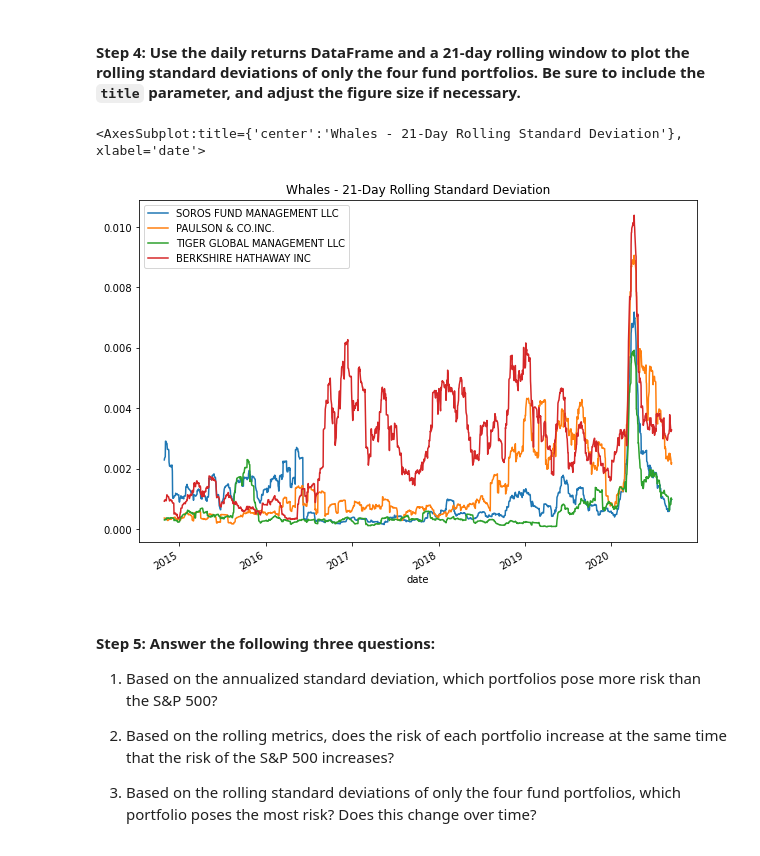
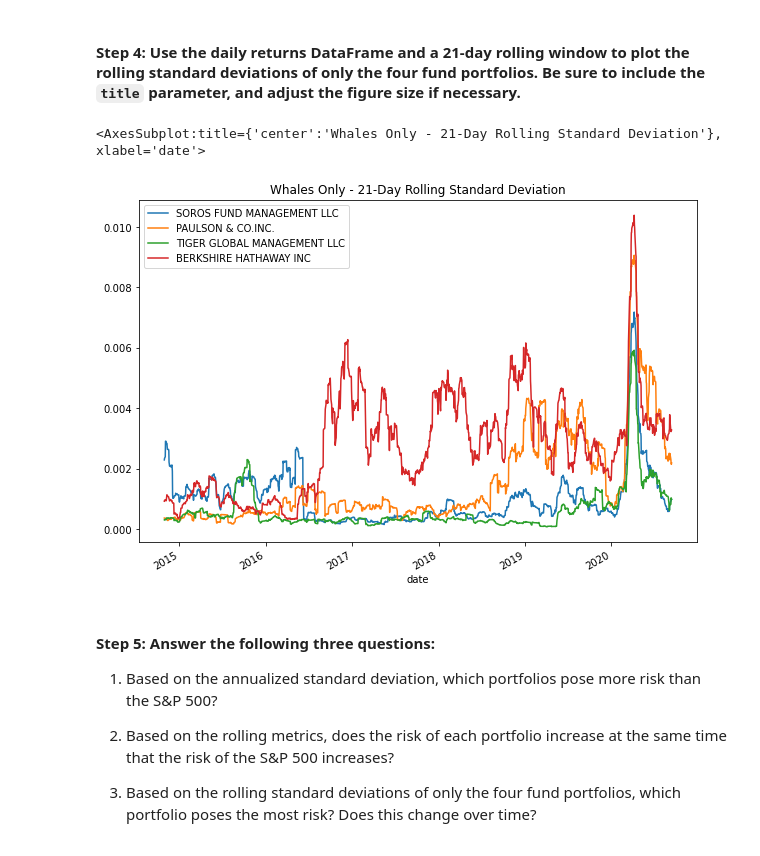
Before and after one commit to codetree4u/AnalyzingPortfolio_Risk-Profit, a Jupyter notebook: risk_return_analysis.ipynb, the cells around one changed output. Drawn from its saved outputs; the diff is of its cells as text; code cells hidden in the pictures.

```diff
--- a/risk_return_analysis.ipynb
+++ b/risk_return_analysis.ipynb
@@ -347,18 +324,14 @@ whales_sp500_rolling_21_variance.plot(figsize=(10,7), title="Whales and S&P500-
 # %%
 # Using the daily return data and a 21-day rolling window, plot the rolling standard deviation of just the 4 portfolios.
 # Include a title parameter and adjust the figure size
-# YOUR CODE HERE
-# Using the Pandas rolling function in conjunction with the var function,
-# calculate the 21-day rolling variance for each each portfolio using tech daily returns information
-#snp_rolling_21_variance = tech_daily_returns['S&P 500'].rolling(window=21).var()
+
 whales_rolling_21_variance = whales_daily_returns.rolling(window=21).std()
 
 # Using the Pandas plot function, visualize the 21-day rolling variance of the S&P 500
-# Be sure to adjust the figure size and add a title
-whales_rolling_21_variance.plot(figsize=(10,7), title="Whales - 21-Day Rolling Standard Deviation")
+whales_rolling_21_variance.plot(figsize=(10,7), title="Whales Only - 21-Day Rolling Standard Deviation")
 # %% [output]
-<AxesSubplot:title={'center':'Whales - 21-Day Rolling Standard Deviation'}, xlabel='date'>
+<AxesSubplot:title={'center':'Whales Only - 21-Day Rolling Standard Deviation'}, xlabel='date'>
-[figure, old version]
+[figure, new version]
 # %% [markdown]
 #### Step 5: Answer the following three questions:
 
```
Also changed, not shown: parts of 24 cells of this notebook, 4 other files.
